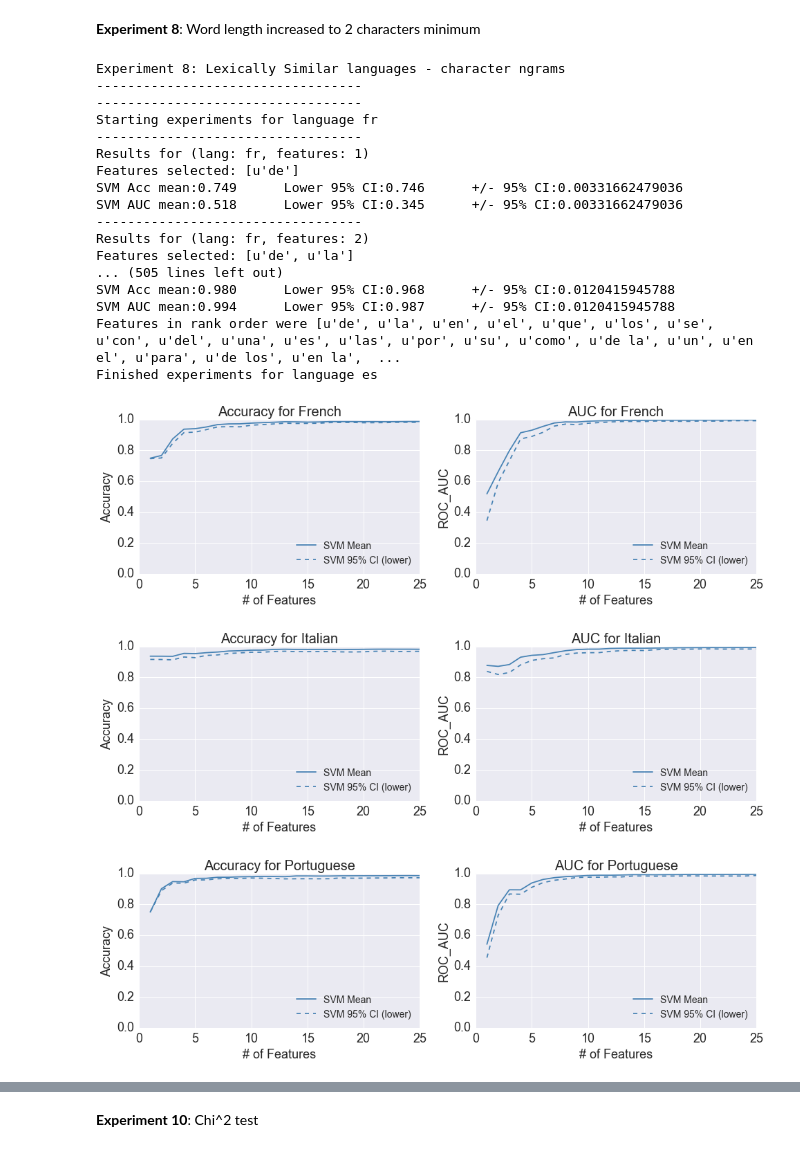
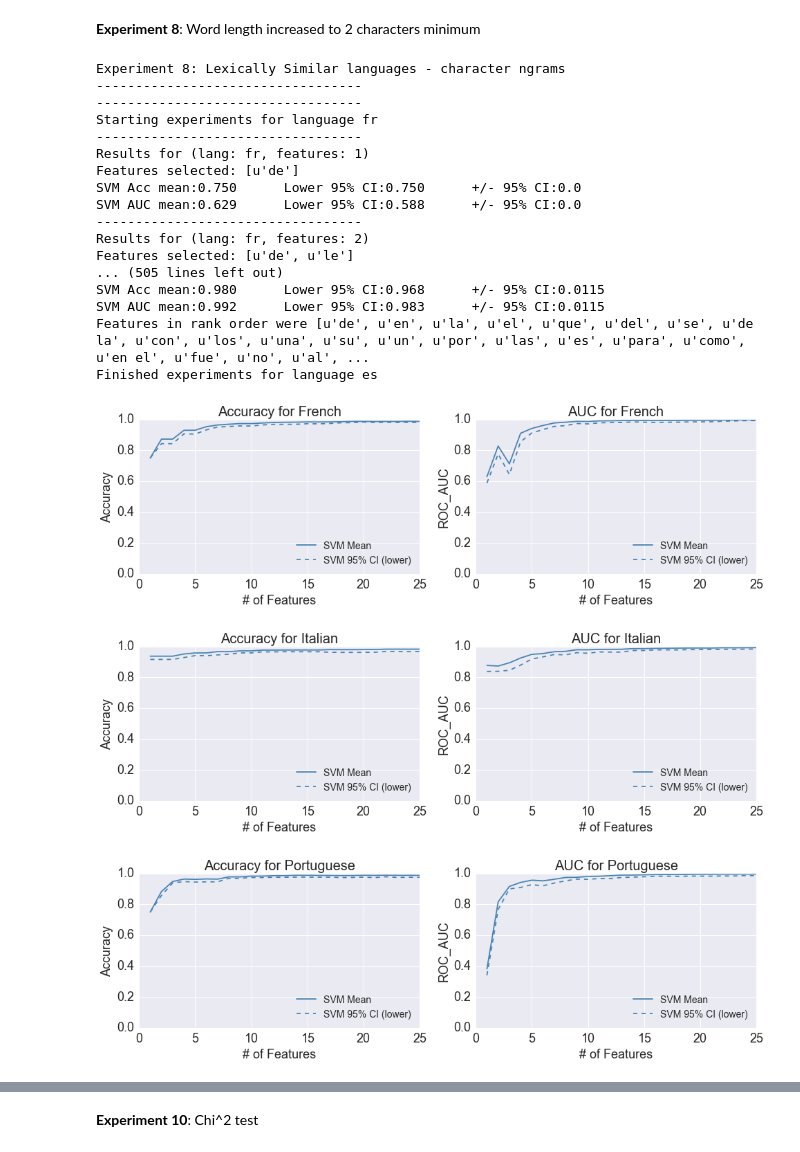
Before and after one commit to cdjeschke/Machine-Learning, a Jupyter notebook: project/code/experiment_1.ipynb, the cells around one changed output, grey strips where cells are left out. Saved outputs shown, nothing was run; the diff lists cells and outputs as text; code cells hidden in the pictures.

```diff
--- a/project/code/experiment_1.ipynb
+++ b/project/code/experiment_1.ipynb
@@ -1529,7 +1529,7 @@ def experiment_8(corpi, language, num_features, feature_sample):
 
     # Fit vectorizer
     vectorizer = CountVectorizer(analyzer='word', lowercase=True, encoding='UTF-8', ngram_range=(1,2),
-                                   max_features=num_features, token_pattern=token_pattern())
+                                   max_features=num_features, token_pattern=token_pattern(), binary=True)
     vectorizer.fit(feature_sample)
 
     # Load the language corpus & fit a Naive Bayes classifier
@@ -1631,39 +1631,39 @@ for language in ['fr','it','pt','es']:
     auc_mean = [result['SVM']['auc_mean'] for result in results]
     auc_lower = [result['SVM']['auc_lower'] for result in results]
     h3, = axes.plot(nf, auc_mean, color='steelblue', label='SVM Mean')
     h4, = axes.plot(nf, auc_lower, color='steelblue', linestyle='dashed', label='SVM 95% CI (lower)')
     axes.legend(handles=[h3, h4], loc='lower right', prop= {'size': legend_fontsize})
     axes.set_ylim([0,1])
     axes.set_ylabel("ROC_AUC")
     axes.yaxis.get_label().set_fontsize(y_axis_fontsize)
     for tick in axes.yaxis.get_major_ticks():
         tick.label.set_fontsize(y_axis_fontsize)
     axes.set_xlabel("# of Features")
     axes.xaxis.get_label().set_fontsize(x_axis_fontsize)
     for tick in axes.xaxis.get_major_ticks():
         tick.label.set_fontsize(x_axis_fontsize)
     axes.set_ylim([0,1])
 
     print "Features in rank order were {0}".format(feature_ranks)
     print "Finished experiments for language {0}".format(language)
 # %% [output]
 Experiment 8: Lexically Similar languages - character ngrams
 ----------------------------------
 ----------------------------------
 Starting experiments for language fr
 ----------------------------------
 Results for (lang: fr, features: 1)
 Features selected: [u'de']
-SVM Acc mean:0.749      Lower 95% CI:0.746      +/- 95% CI:0.00331662479036
-SVM AUC mean:0.518      Lower 95% CI:0.345      +/- 95% CI:0.00331662479036
+SVM Acc mean:0.750      Lower 95% CI:0.750      +/- 95% CI:0.0
+SVM AUC mean:0.629      Lower 95% CI:0.588      +/- 95% CI:0.0
 ----------------------------------
 Results for (lang: fr, features: 2)
-Features selected: [u'de', u'la']
+Features selected: [u'de', u'le']
 ... (505 lines left out)
-SVM Acc mean:0.980      Lower 95% CI:0.968      +/- 95% CI:0.0120415945788
-SVM AUC mean:0.994      Lower 95% CI:0.987      +/- 95% CI:0.0120415945788
-Features in rank order were [u'de', u'la', u'en', u'el', u'que', u'los', u'se', u'con', u'del', u'una', u'es', u'las', u'por', u'su', u'como', u'de la', u'un', u'en el', u'para', u'de los', u'en la',  ...
+SVM Acc mean:0.980      Lower 95% CI:0.968      +/- 95% CI:0.0115
+SVM AUC mean:0.992      Lower 95% CI:0.983      +/- 95% CI:0.0115
+Features in rank order were [u'de', u'en', u'la', u'el', u'que', u'del', u'se', u'de la', u'con', u'los', u'una', u'su', u'un', u'por', u'las', u'es', u'para', u'como', u'en el', u'fue', u'no', u'al', ...
 Finished experiments for language es
-[figure, old version]
+[figure, new version]
 [figure]
-[figure, old version]
+[figure, new version]
```
Also changed, not shown: parts of 6 cells of this notebook, 9 other files.
